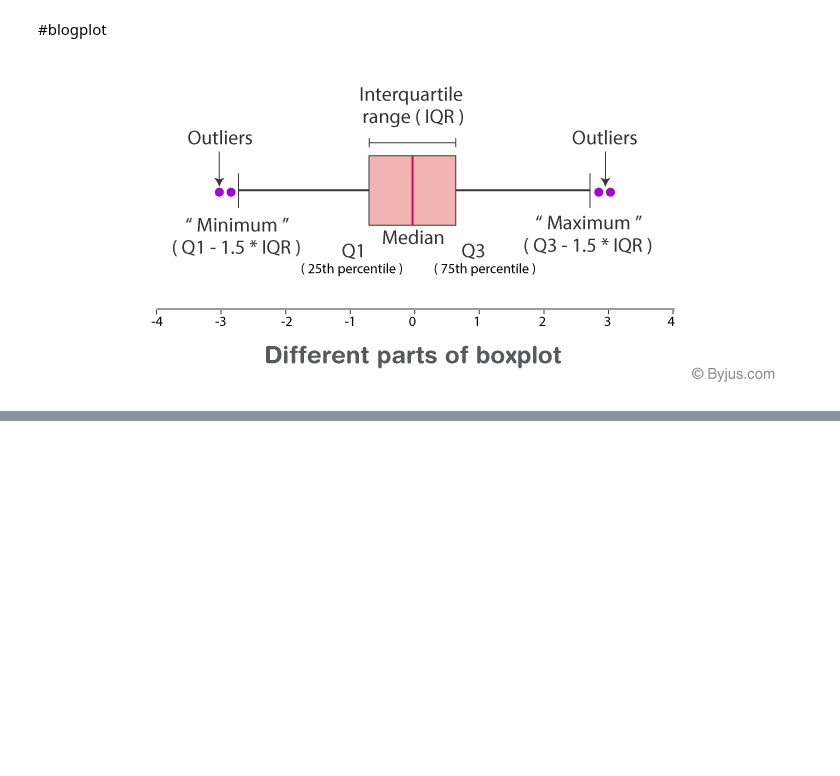
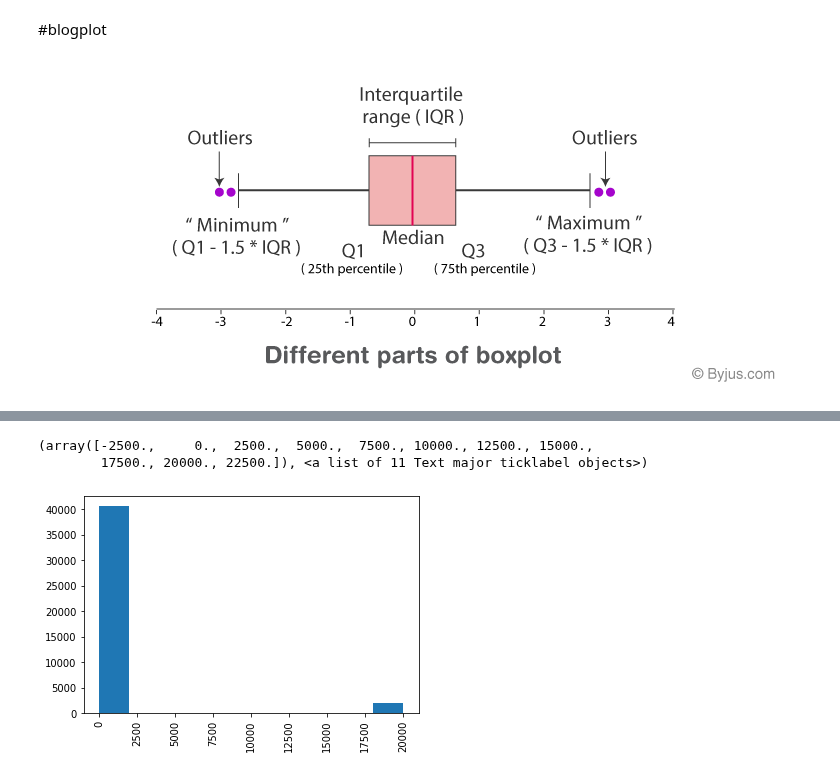
Before and after one commit to sucheerarighthere/BasicProg_DataViz65, a Jupyter notebook: Pandas_Dataframe.ipynb, the cells around one changed output, grey strips where cells are left out. Cells and saved outputs as stored; diff of their text form; code cells hidden in the pictures; blank space fills up the shorter version.

```diff
--- a/Pandas_Dataframe.ipynb
+++ b/Pandas_Dataframe.ipynb
@@ -421,0 +441,7 @@ from matplotlib import pyplot as plt
+# %%
+plt.hist(data1['propertytype_id'])
+plt.xticks(rotation='vertical')
+# %% [output]
+(array([-2500.,     0.,  2500.,  5000.,  7500., 10000., 12500., 15000.,
+        17500., 20000., 22500.]), <a list of 11 Text major ticklabel objects>)
+[figure, added]
```
Also changed, not shown: parts of 2 cells of this notebook.
